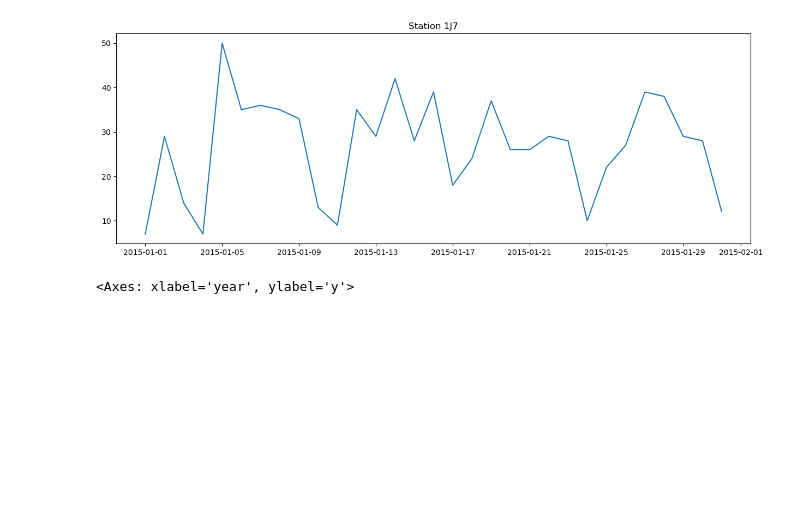
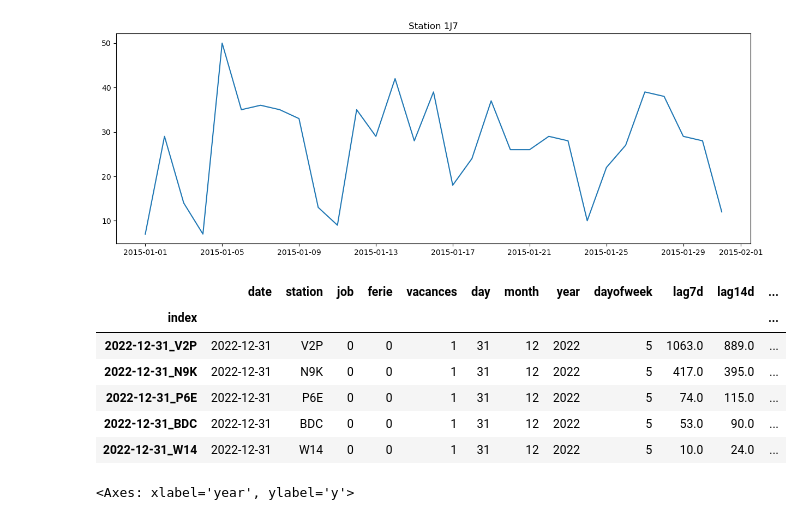
Before and after one commit to ML-SNCF-Transilien/Prediction_SNCF, a Jupyter notebook: ml_pred.ipynb, the cells around one changed output. Drawn from its saved outputs; the diff is of its cells as text; code cells hidden in the pictures; blank space fills up the shorter version.

```diff
--- a/ml_pred.ipynb
+++ b/ml_pred.ipynb
@@ -68,3 +92,13 @@ X_test = create_features(X_test)
+# %%
+X_train.tail()
+# %% [output]
+|  | date | station | job | ferie | vacances | day | month | year | dayofweek | lag7d | lag14d | ... |
+| index |  |  |  |  |  |  |  |  |  |  |  | ... |
+| 2022-12-31_V2P | 2022-12-31 | V2P | 0 | 0 | 1 | 31 | 12 | 2022 | 5 | 1063.0 | 889.0 | ... |
+| 2022-12-31_N9K | 2022-12-31 | N9K | 0 | 0 | 1 | 31 | 12 | 2022 | 5 | 417.0 | 395.0 | ... |
+| 2022-12-31_P6E | 2022-12-31 | P6E | 0 | 0 | 1 | 31 | 12 | 2022 | 5 | 74.0 | 115.0 | ... |
+| 2022-12-31_BDC | 2022-12-31 | BDC | 0 | 0 | 1 | 31 | 12 | 2022 | 5 | 53.0 | 90.0 | ... |
+| 2022-12-31_W14 | 2022-12-31 | W14 | 0 | 0 | 1 | 31 | 12 | 2022 | 5 | 10.0 | 24.0 | ... |
 # %%
 fig, ax = plt.subplots(2, 2, figsize=(15, 10))
 sns.boxplot(x=X_train.dayofweek, y=y_train.y, ax=ax[0, 0])
```
Also changed, not shown: parts of 8 cells of this notebook, 1 other file.
